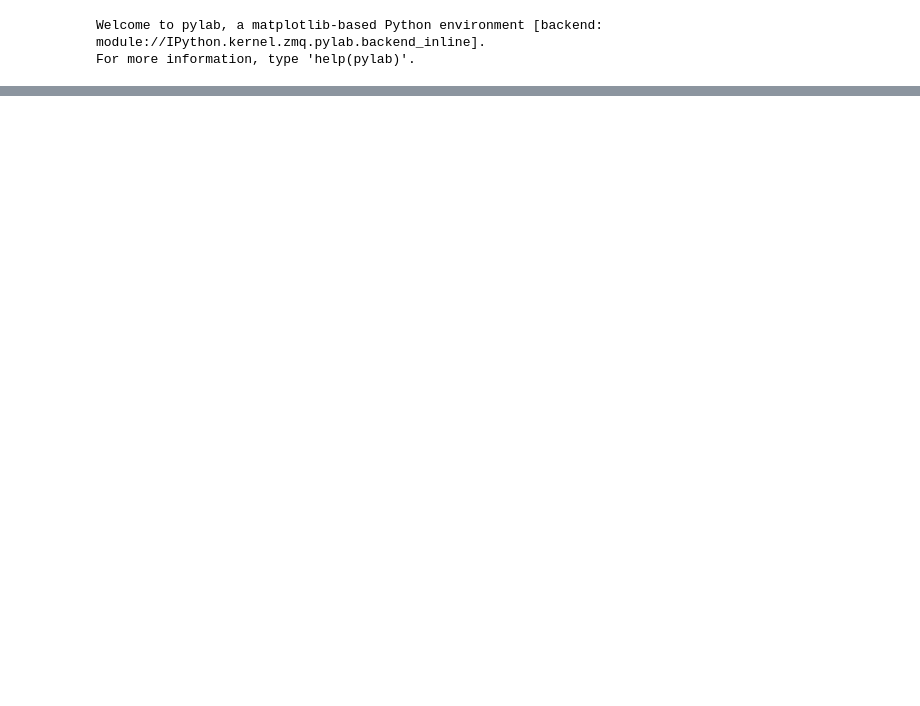
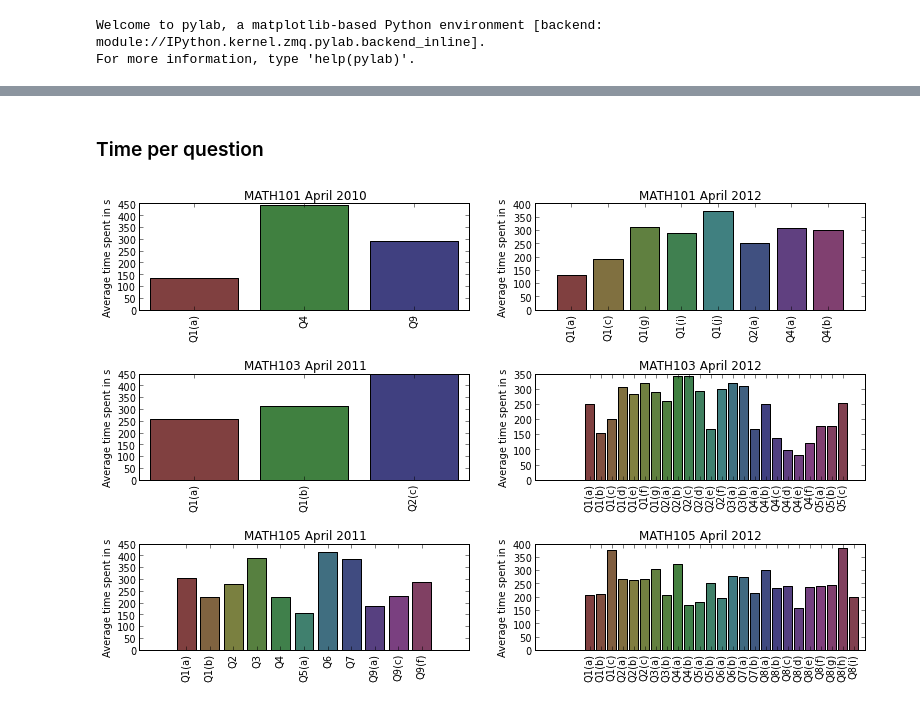
Before and after one commit to MathEducationResources/google-analytics, a Jupyter notebook: global_dict.ipynb, the cells around one changed output, grey strips where cells are left out. Drawn from its saved outputs; the diff is of its cells as text; code cells hidden in the pictures; blank space fills up the shorter version.

```diff
--- a/global_dict.ipynb
+++ b/global_dict.ipynb
@@ -26,0 +64,15 @@ for course in list_courses(my_dict):
+# %% [markdown]
+### Time per question
+# %%
+plt.figsize(13,8)
+plt.subplots_adjust(hspace=0.6)
+count = 0
+for course in list_courses(dict_W13):
+    for exam in list_exams(dict_W13, course):
+        if len(list_questions(dict_W13, course, exam)) > 1:
+            count += 1
+        plt.subplot(3,2,count)
+        plot_question_dist(dict_W13, course, exam, 'avg_time', 'bar')
+plt.savefig('avg_time_per_question.png')
+# %% [output]
+[figure, added]
```
Also changed, not shown: parts of 18 cells of this notebook.
